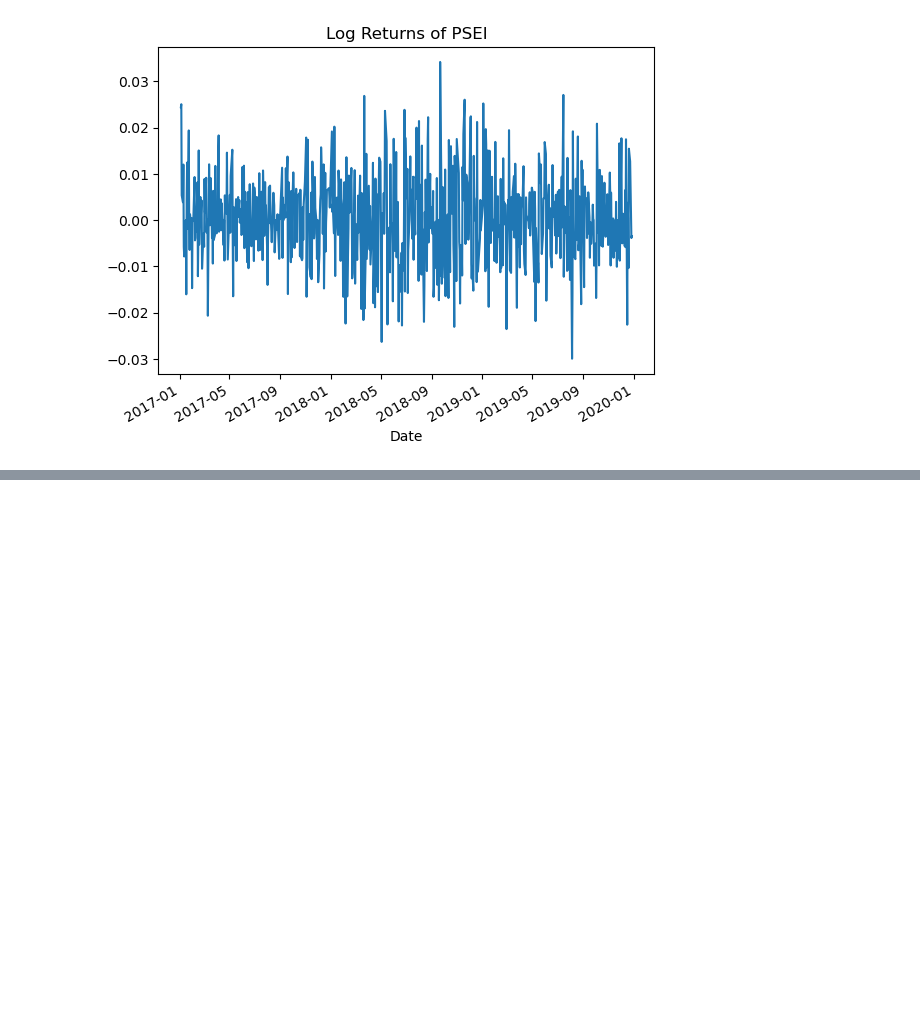
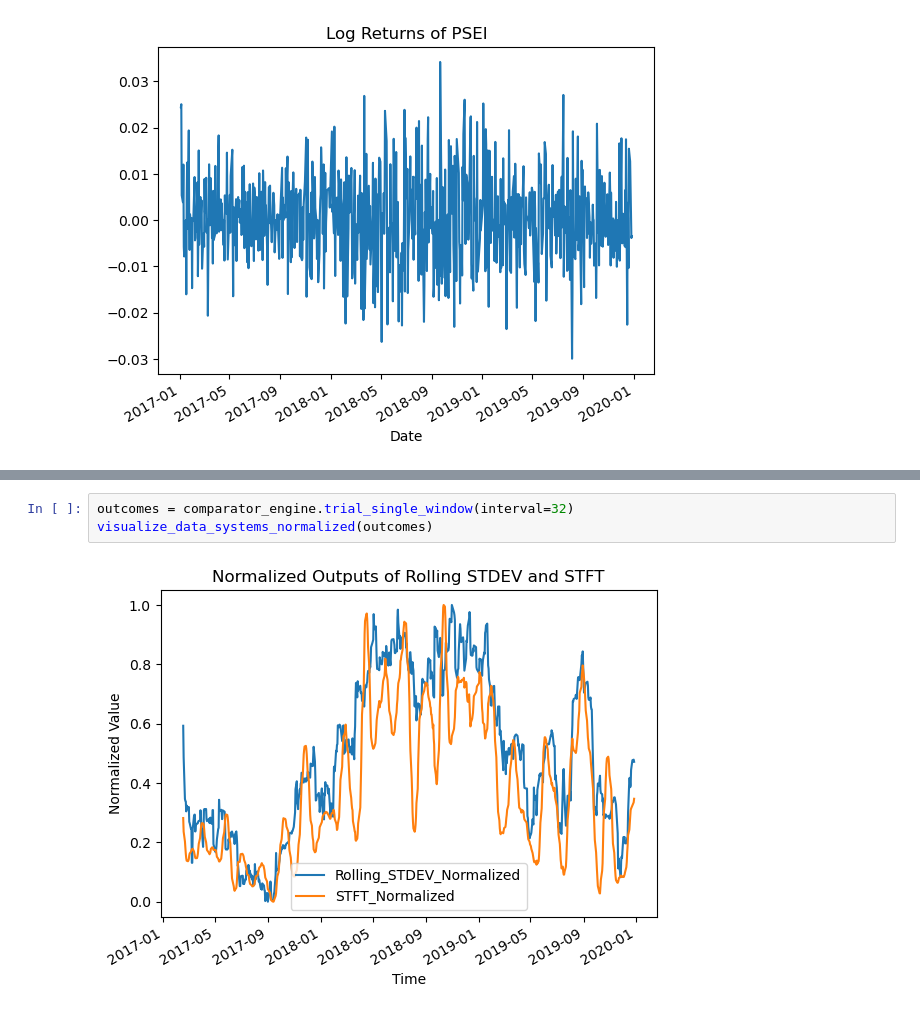
Before and after one commit to williamjames10231/Comparative-analysis-of-Rolling-Standard-Deviation-to-Short-Time-Fourier-Transfom, a Jupyter notebook: notebook/Findings.ipynb, the cells around one changed output, grey strips where cells are left out. Saved outputs shown, nothing was run; the diff lists cells and outputs as text; blank space fills up the shorter version.

```diff
--- a/notebook/Findings.ipynb
+++ b/notebook/Findings.ipynb
@@ -42,0 +77,5 @@ data_loader.visualize_data_log_returns()
+# %%
+outcomes = comparator_engine.trial_single_window(interval=32)
+visualize_data_systems_normalized(outcomes)
+# %% [output]
+[figure, added]
```
Also changed, not shown: parts of 9 cells of this notebook, 5 other files.
